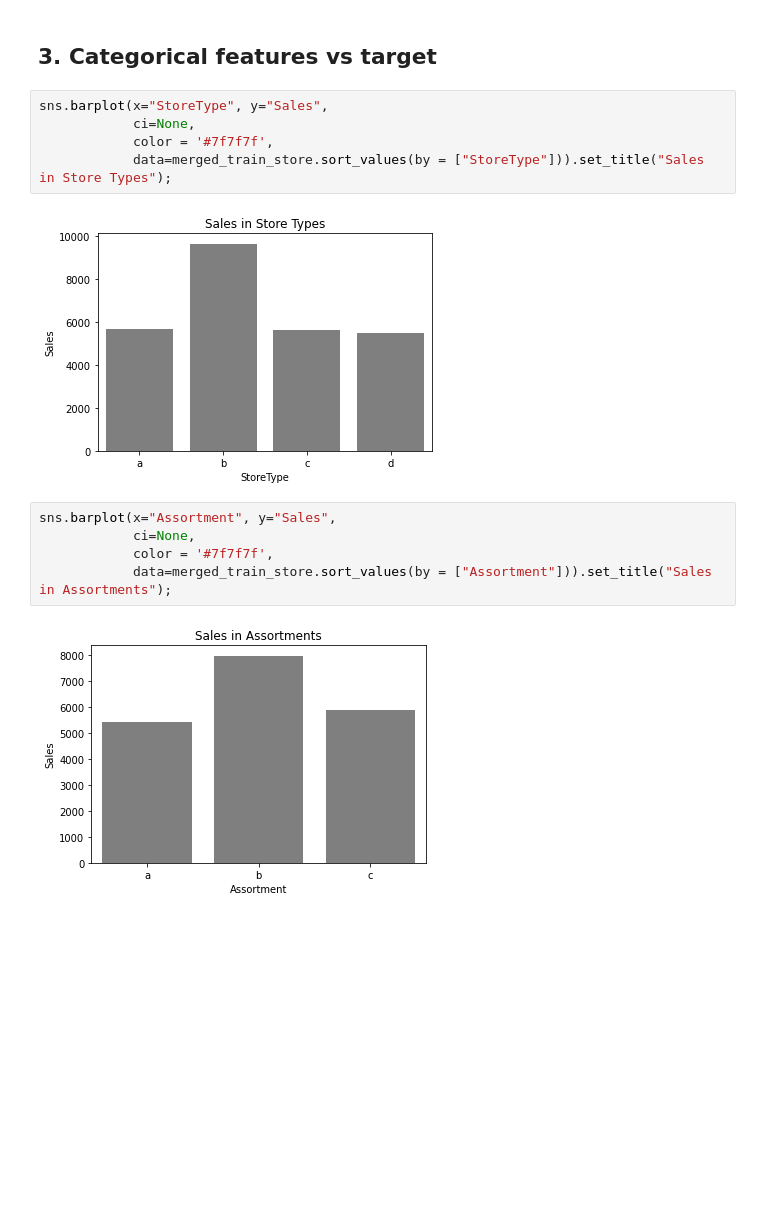
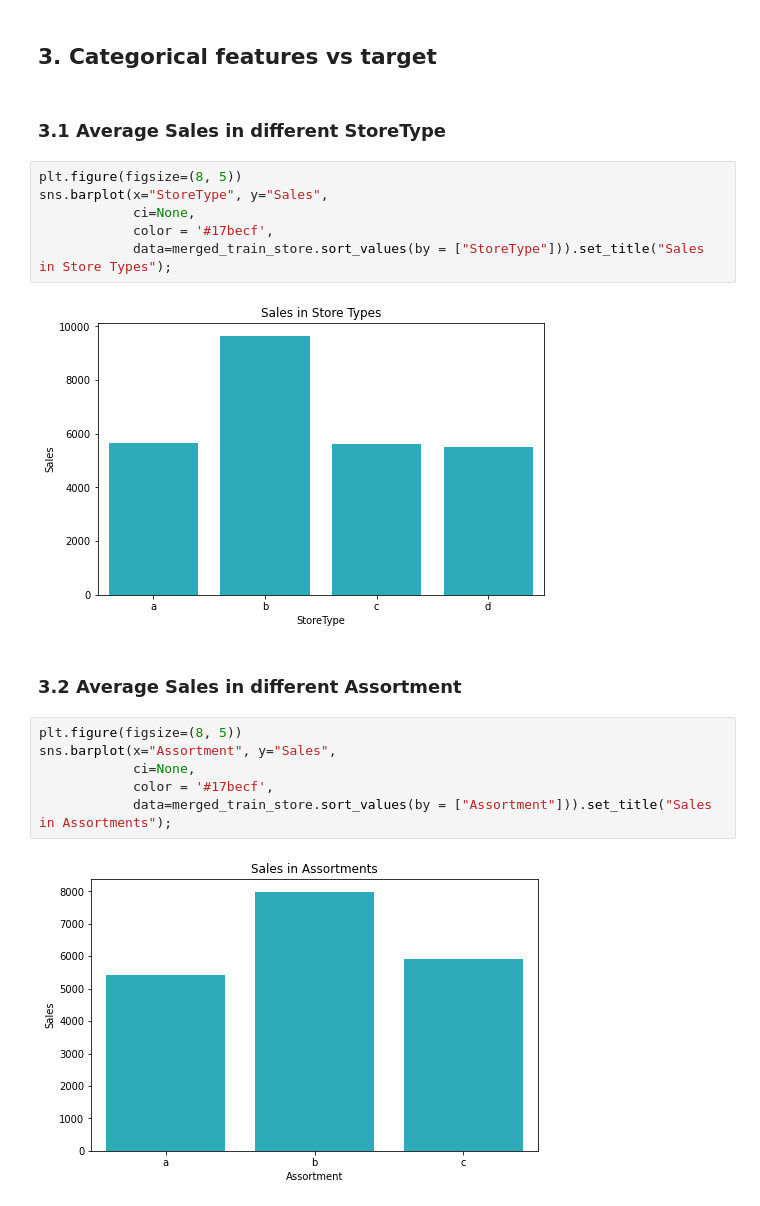
Before and after one commit to wrijupan/Rossmann-DSR-minicomp, a Jupyter notebook: notebooks/visualisations/03_charts_categories_vs_sales.ipynb, the cells around one changed output. Drawn from its saved outputs; the diff is of its cells as text; blank space fills up the shorter version.

Commit message:
Clean up the chart notebooks

```diff
--- a/notebooks/visualisations/03_charts_categories_vs_sales.ipynb
+++ b/notebooks/visualisations/03_charts_categories_vs_sales.ipynb
@@ -77,16 +103,22 @@ sns.relplot(x='CompetitionDistance', y='Sales',
 # %% [markdown]
 ## 3. Categorical features vs target
+# %% [markdown]
+### 3.1 Average Sales in different StoreType
 # %%
+plt.figure(figsize=(8, 5))
 sns.barplot(x="StoreType", y="Sales",
             ci=None,
-            color = '#7f7f7f',
+            color = '#17becf',
             data=merged_train_store.sort_values(by = ["StoreType"])).set_title("Sales in Store Types");
 # %% [output]
-[figure, old version]
+[figure, new version]
+# %% [markdown]
+### 3.2 Average Sales in different Assortment
 # %%
+plt.figure(figsize=(8, 5))
 sns.barplot(x="Assortment", y="Sales",
             ci=None,
-            color = '#7f7f7f',
+            color = '#17becf',
             data=merged_train_store.sort_values(by = ["Assortment"])).set_title("Sales in Assortments");
 # %% [output]
-[figure, old version]
+[figure, new version]
```
Also changed, not shown: parts of 17 cells of this notebook, 4 other files.
